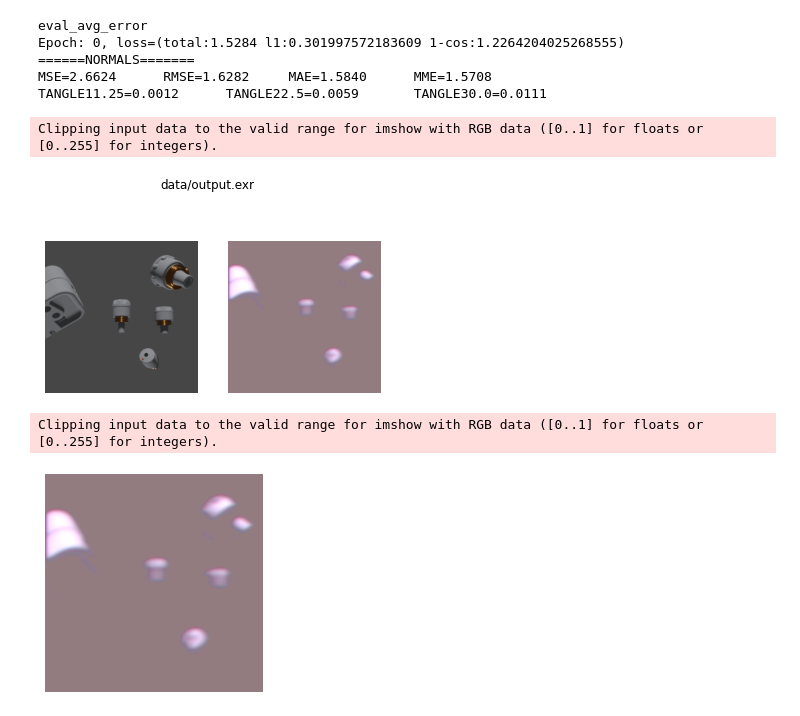
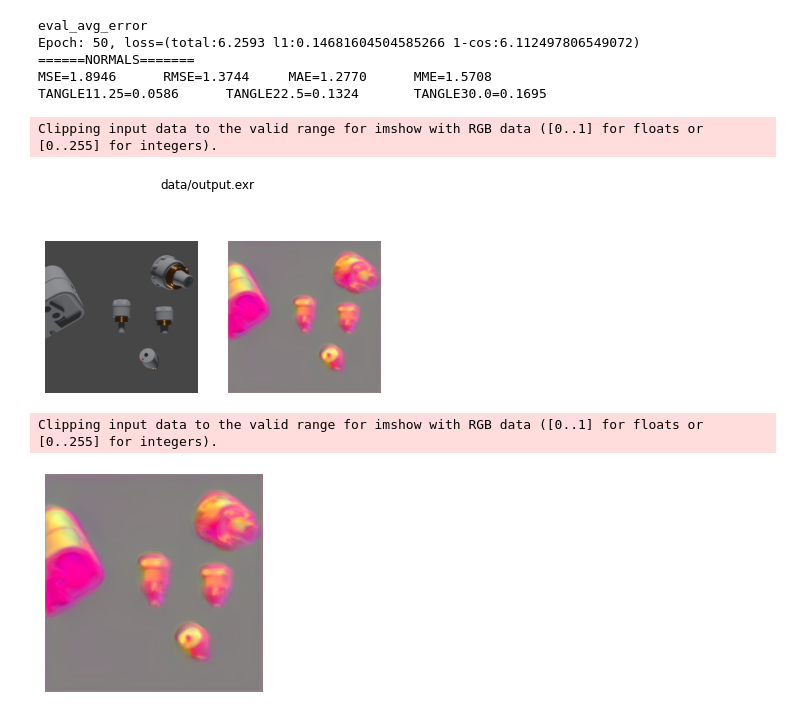
Before and after one commit to alexjercan/normals-estimation, a Jupyter notebook: tutorial.ipynb, the cells around one changed output. Drawn from its saved outputs; the diff is of its cells as text; code cells hidden in the pictures.

```diff
--- a/tutorial.ipynb
+++ b/tutorial.ipynb
@@ -86,17 +83,15 @@ IMAGES = [{"imageL": "data/left.png", "imageR": "data/right.png", "output": "dat
 BATCH_SIZE = 8
 WORKERS = 8
 
-LEARNING_RATE = 0.1
+LEARNING_RATE = 1e-4
+BETAS = [.9, .999]
 EPS = 0.00000001
-MOMENTUM = 0.9
-DAMPENING = 0.1
 WEIGHT_DECAY = 0.0001
 
-BETAS = [.9, .999]
-MILESTONES = [25, 50, 75]
-GAMMA = .5
+MILESTONES = [50, 100, 200]
+GAMMA = 0.2
 
-NUM_EPOCHS = 100
+NUM_EPOCHS = 300
 OUT_PATH = "./runs"
 LOAD_TRAIN_MODEL = False
 LOAD_TEST_MODEL = False
@@ -166,19 +161,16 @@ _, test_dataloader = create_dataloader(DATASET_ROOT, TEST_JSON_PATH,
 # %%
 model = Model()
 model.apply(init_weights)
-# solver = torch.optim.Adam(filter(lambda p: p.requires_grad, model.parameters()),
-#                           lr=LEARNING_RATE, betas=BETAS,
-#                           eps=EPS, weight_decay=WEIGHT_DECAY)
-solver = torch.optim.SGD(filter(lambda p: p.requires_grad, model.parameters()),
-                         lr=LEARNING_RATE, momentum=MOMENTUM,
-                         dampening=DAMPENING, weight_decay=WEIGHT_DECAY)
+solver = torch.optim.Adam(filter(lambda p: p.requires_grad, model.parameters()),
+                          lr=LEARNING_RATE, betas=BETAS,
+                          eps=EPS, weight_decay=WEIGHT_DECAY)
 lr_scheduler = torch.optim.lr_scheduler.MultiStepLR(solver, milestones=MILESTONES, gamma=GAMMA)
 model = model.to(DEVICE)
 loss_fn = LossFunction()
 # %%
 epoch_idx = 0
 if LOAD_TRAIN_MODEL:
-    epoch_idx, model = load_checkpoint(model, CHECKPOINT_FILE, DEVICE)
+    epoch_idx, model = load_checkpoint(model, CHECKPOINT_TRAIN_FILE, DEVICE)
 
 model.train()
 for epoch_idx in range(epoch_idx, NUM_EPOCHS):
@@ -195,6 +202,6 @@ TANGLE11.25=0.0031      TANGLE22.5=0.0115       TANGLE30.0=0.0239
 # %%
 if LOAD_TEST_MODEL:
-    epoch_idx, model = load_checkpoint(model, CHECKPOINT_FILE, DEVICE)
+    epoch_idx, model = load_checkpoint(model, CHECKPOINT_TEST_FILE, DEVICE)
 
 model.eval()
 metric_fn = MetricFunction(BATCH_SIZE)
@@ -202,24 +209,24 @@ run_test(model, test_dataloader, loss_fn, metric_fn)
 print_single_error(epoch_idx, loss_fn.show(), metric_fn.show())
 # %% [output]
 eval_avg_error
-Epoch: 0, loss=(total:1.5284 l1:0.301997572183609 1-cos:1.2264204025268555)
+Epoch: 50, loss=(total:6.2593 l1:0.14681604504585266 1-cos:6.112497806549072)
 ======NORMALS=======
-MSE=2.6624      RMSE=1.6282     MAE=1.5840      MME=1.5708
-TANGLE11.25=0.0012      TANGLE22.5=0.0059       TANGLE30.0=0.0111
+MSE=1.8946      RMSE=1.3744     MAE=1.2770      MME=1.5708
+TANGLE11.25=0.0586      TANGLE22.5=0.1324       TANGLE30.0=0.1695
 # %%
 if LOAD_TEST_MODEL:
-    epoch_idx, model = load_checkpoint(model, CHECKPOINT_FILE, DEVICE)
+    epoch_idx, model = load_checkpoint(model, CHECKPOINT_TEST_FILE, DEVICE)
 
 model.eval()
 images = LoadImages(IMAGES, transform=detect_transform)
 for img, predictions, path in generatePredictions(model, images):
     plot_predictions([img], predictions, [path])
     save_predictions(predictions, [path])
 # %% [output]
 Clipping input data to the valid range for imshow with RGB data ([0..1] for floats or [0..255] for integers).
-[figure, old version]
+[figure, new version]
 Clipping input data to the valid range for imshow with RGB data ([0..1] for floats or [0..255] for integers).
-[figure, old version]
+[figure, new version]
 # %%
 output_dir = os.path.join(OUT_PATH, re.sub("[^0-9a-zA-Z]+", "-", dt.now().isoformat()))
 
```
Also changed, not shown: parts of 6 cells of this notebook.
